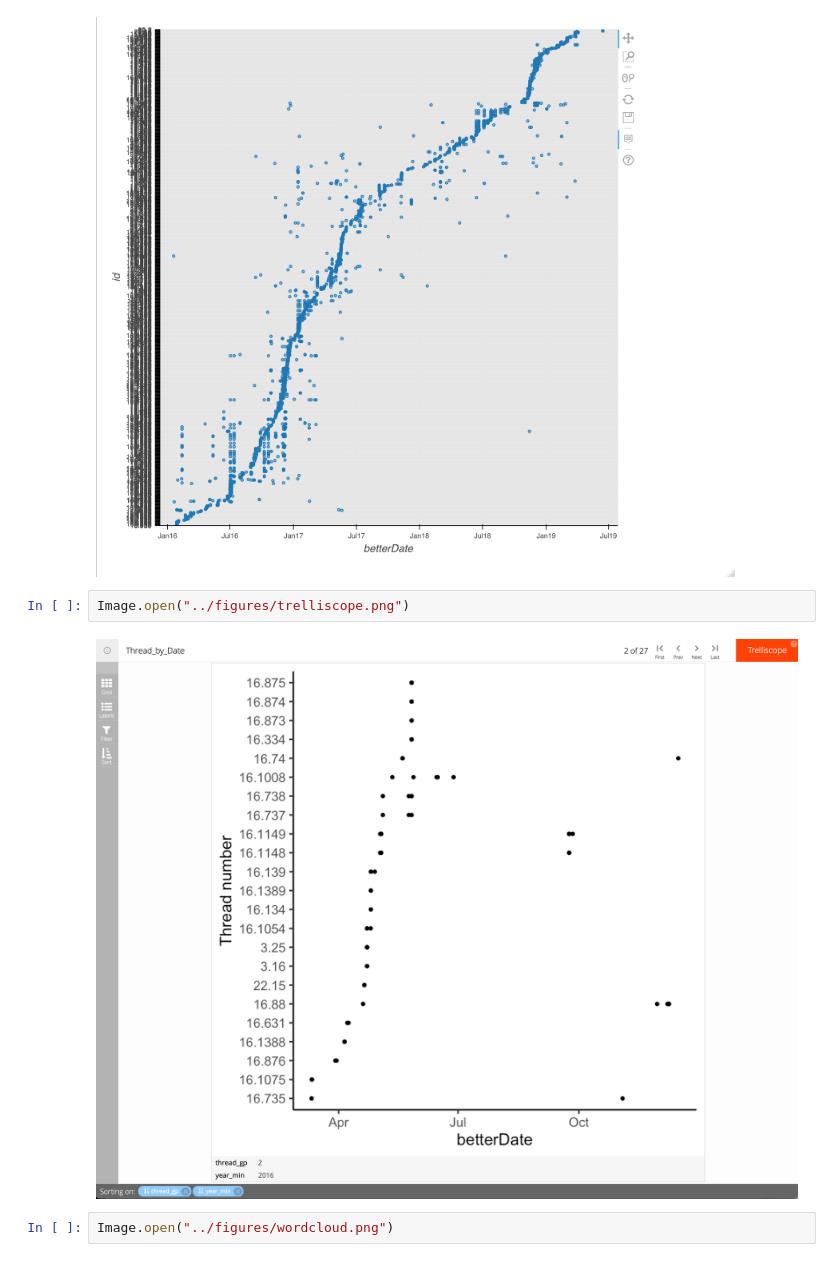
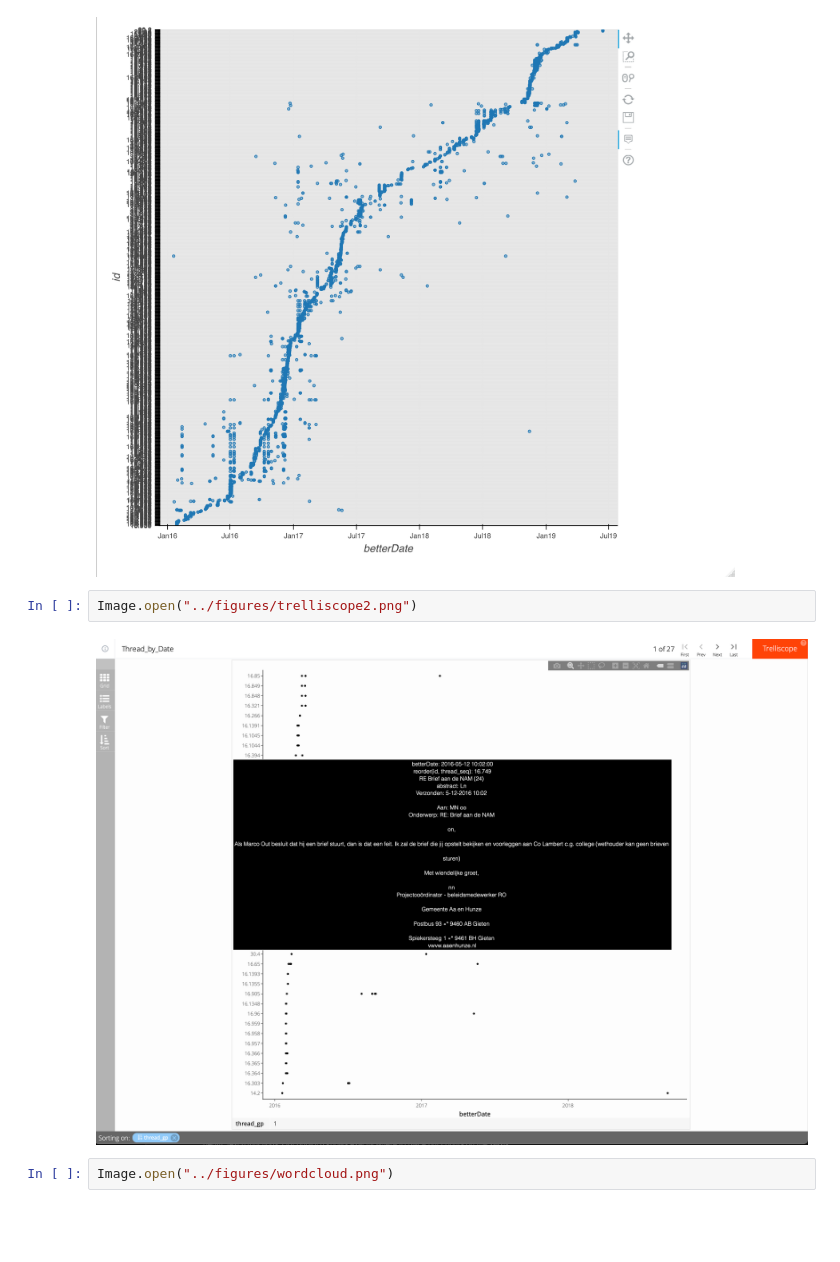
Before and after one commit to asreview-ftm-hackathon/data-preprocessing_toogoodtogo_threatlines, a Jupyter notebook: scripts/presentation.ipynb, the cells around one changed output. Saved outputs shown, nothing was run; the diff lists cells and outputs as text; blank space fills up the shorter version.

```diff
--- a/scripts/presentation.ipynb
+++ b/scripts/presentation.ipynb
@@ -52,9 +53,9 @@ Image.open("../figures/rbokeh.png")
 # %% [output]
 [figure]
 # %%
-Image.open("../figures/trelliscope.png")
+Image.open("../figures/trelliscope2.png")
 # %% [output]
-[figure, old version]
+[figure, new version]
 # %%
 Image.open("../figures/wordcloud.png")
 # %% [output]
```
Also changed, not shown: parts of 2 cells of this notebook, 1 other file.
